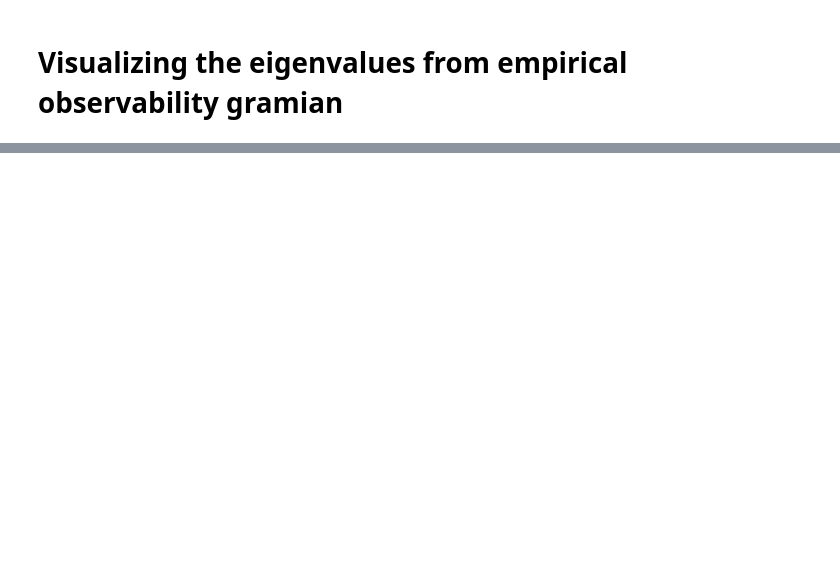
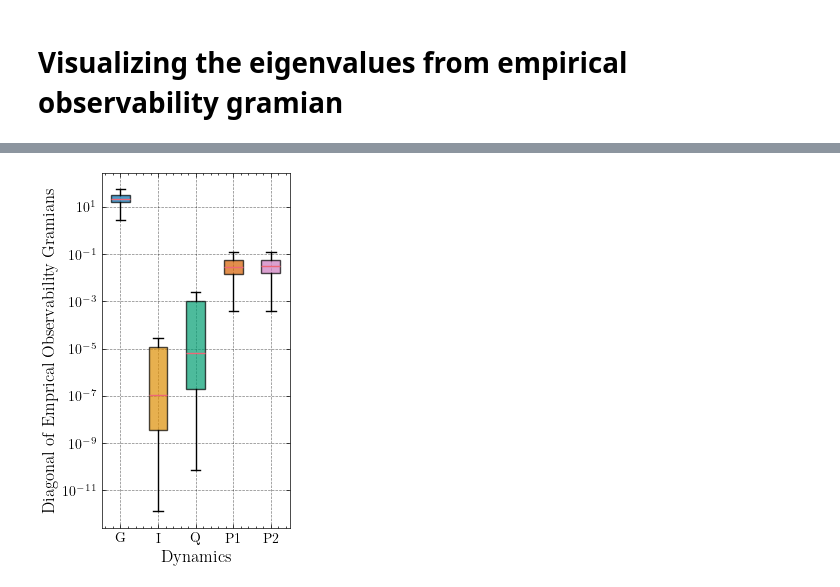
Before and after one commit to mlmulv/Thesis-Code, a Jupyter notebook: notebooks/01_Observability_Analysis.ipynb, the cells around one changed output, grey strips where cells are left out. Saved outputs shown, nothing was run; the diff lists cells and outputs as text; code cells hidden in the pictures; blank space fills up the shorter version.

```diff
--- a/notebooks/01_Observability_Analysis.ipynb
+++ b/notebooks/01_Observability_Analysis.ipynb
@@ -50,0 +52,14 @@ fig.savefig("figures/5_3.pdf", format="pdf")
+# %%
+states = ["G", "I", "Q", "P1", "P2"]
+palette = sns.color_palette("colorblind", len(states))
+fig, ax = plt.subplots(figsize=(2.55, 4))
+bp = ax.boxplot(diag_values, tick_labels=states, patch_artist=True, showfliers=False)
+ax.set_yscale("log")
+ax.set_xlabel("Dynamics")
+ax.set_ylabel("Diagonal of Emprical Observability Gramians")
+for patch, color in zip(bp["boxes"], palette):
+    patch.set_facecolor(color)
+    patch.set_alpha(0.7)
+fig.savefig("figures/5_7.pdf", format="pdf")
+# %% [output]
+[figure, added]
```
Also changed, not shown: parts of 3 cells of this notebook, 5 other files.
